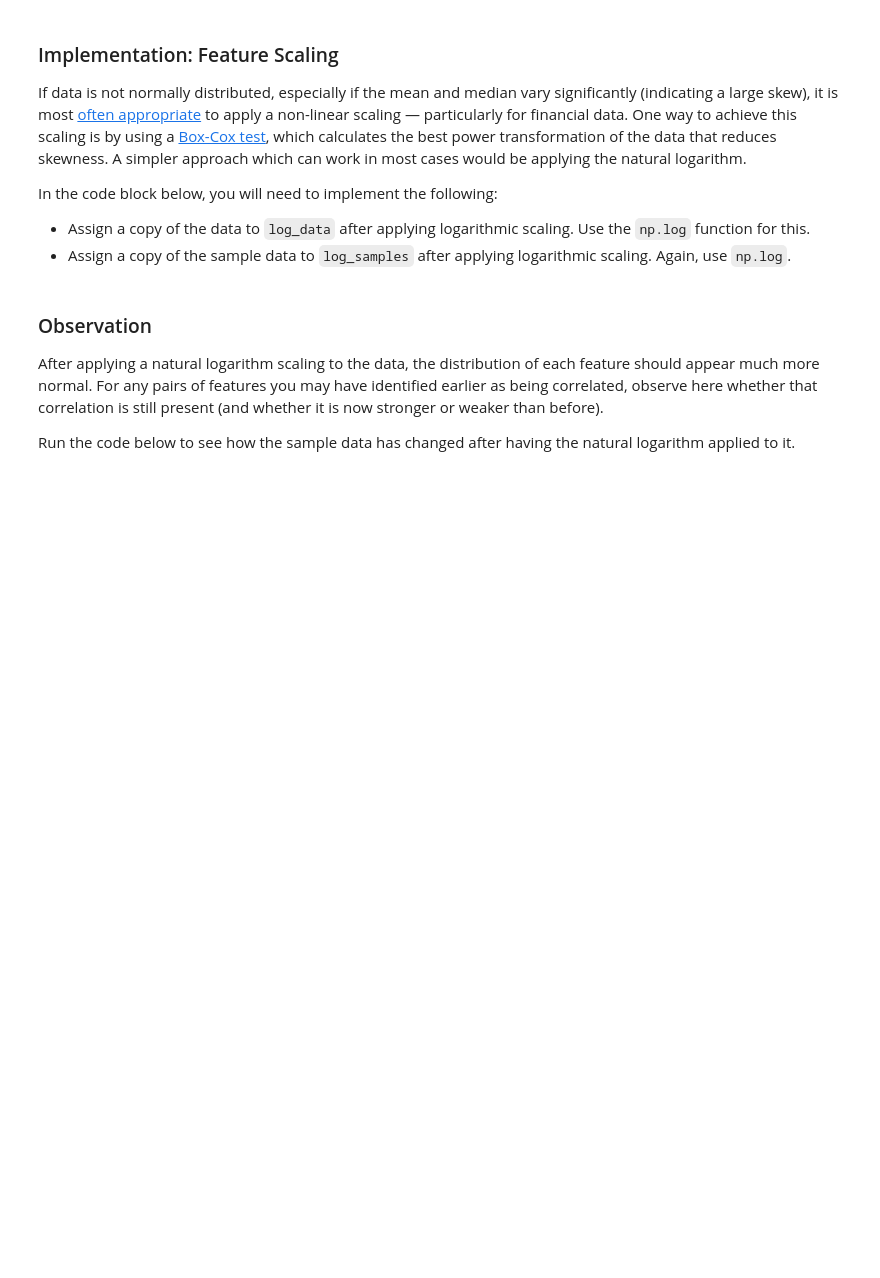
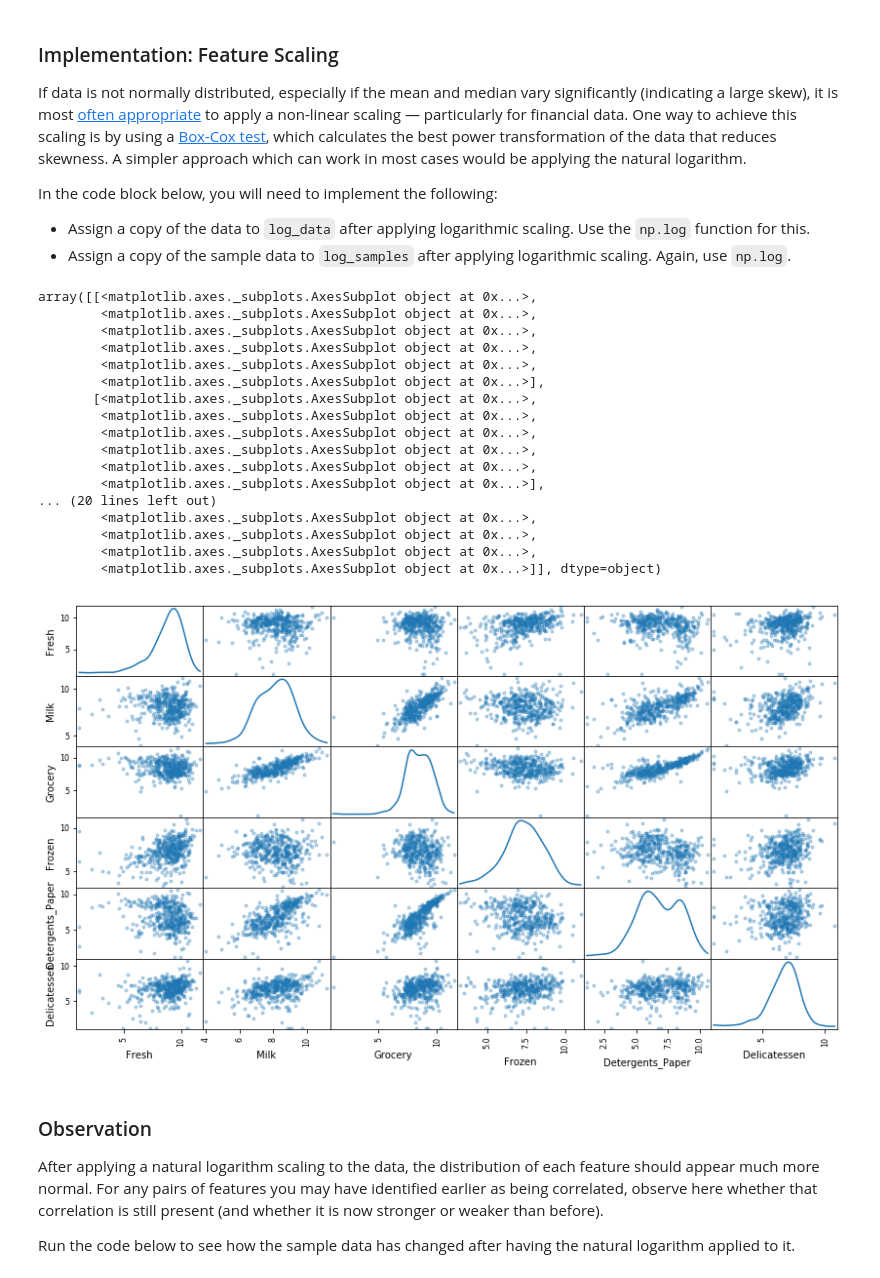
Before and after one commit to walter090/customer_segments, a Jupyter notebook: customer_segments.ipynb, the cells around one changed output. Drawn from its saved outputs; the diff is of its cells as text; code cells hidden in the pictures; blank space fills up the shorter version.

```diff
--- a/customer_segments.ipynb
+++ b/customer_segments.ipynb
@@ -20,18 +20,20 @@ Run the code block below to load the wholesale customers dataset, along with a f
 # Import libraries necessary for this project
 import numpy as np
 import pandas as pd
-from IPython.display import display # Allows the use of display() for DataFrames
+from IPython.display import display  # Allows the use of display() for DataFrames
 
 # Import supplementary visualizations code visuals.py
 import visuals as vs
 
 # Pretty display for notebooks
-%matplotlib inline
+% matplotlib inline
 
 # Load the wholesale customers dataset
 try:
     data = pd.read_csv("customers.csv")
-    data.drop(['Region', 'Channel'], axis = 1, inplace = True)
-    print "Wholesale customers dataset has {} samples with {} features each.".format(*data.shape)
-except:
+    data.drop(['Region', 'Channel'], axis=1, inplace=True)
+    print "Wholesale customers dataset has {} samples with {} features each.". \
+        format(*data.shape)
+except Exception as ex:
     print "Dataset could not be loaded. Is the dataset missing?"
+    print ex.message
@@ -48,9 +62,9 @@ display(data.describe())
 To get a better understanding of the customers and how their data will transform through the analysis, it would be best to select a few sample data points and explore them in more detail. In the code block below, add **three** indices of your choice to the `indices` list which will represent the customers to track. It is suggested to try different sets of samples until you obtain customers that vary significantly from one another.
 # %%
 # TODO: Select three indices of your choice you wish to sample from the dataset
-indices = []
+indices = [55, 284, 395]
 
 # Create a DataFrame of the chosen samples
-samples = pd.DataFrame(data.loc[indices], columns = data.keys()).reset_index(drop = True)
+samples = pd.DataFrame(data.loc[indices], columns=data.keys()).reset_index(drop=True)
 print "Chosen samples of wholesale customers dataset:"
 display(samples)
@@ -113,13 +175,32 @@ In the code block below, you will need to implement the following:
  - Assign a copy of the sample data to `log_samples` after applying logarithmic scaling. Again, use `np.log`.
 # %%
 # TODO: Scale the data using the natural logarithm
-log_data = None
+log_data = np.log(data)
 
 # TODO: Scale the sample data using the natural logarithm
-log_samples = None
+log_samples = np.log(samples)
 
 # Produce a scatter matrix for each pair of newly-transformed features
-pd.scatter_matrix(log_data, alpha = 0.3, figsize = (14,8), diagonal = 'kde');
+pd.scatter_matrix(log_data, alpha=0.3, figsize=(14, 8), diagonal='kde')
+# %% [output]
+array([[<matplotlib.axes._subplots.AxesSubplot object at 0x...>,
+        <matplotlib.axes._subplots.AxesSubplot object at 0x...>,
+        <matplotlib.axes._subplots.AxesSubplot object at 0x...>,
+        <matplotlib.axes._subplots.AxesSubplot object at 0x...>,
+        <matplotlib.axes._subplots.AxesSubplot object at 0x...>,
+        <matplotlib.axes._subplots.AxesSubplot object at 0x...>],
+       [<matplotlib.axes._subplots.AxesSubplot object at 0x...>,
+        <matplotlib.axes._subplots.AxesSubplot object at 0x...>,
+        <matplotlib.axes._subplots.AxesSubplot object at 0x...>,
+        <matplotlib.axes._subplots.AxesSubplot object at 0x...>,
+        <matplotlib.axes._subplots.AxesSubplot object at 0x...>,
+        <matplotlib.axes._subplots.AxesSubplot object at 0x...>],
+... (20 lines left out)
+        <matplotlib.axes._subplots.AxesSubplot object at 0x...>,
+        <matplotlib.axes._subplots.AxesSubplot object at 0x...>,
+        <matplotlib.axes._subplots.AxesSubplot object at 0x...>,
+        <matplotlib.axes._subplots.AxesSubplot object at 0x...>]], dtype=object)
+[figure, added]
 # %% [markdown]
 ### Observation
 After applying a natural logarithm scaling to the data, the distribution of each feature should appear much more normal. For any pairs of features you may have identified earlier as being correlated, observe here whether that correlation is still present (and whether it is now stronger or weaker than before).
```
Also changed, not shown: parts of 16 cells of this notebook.
